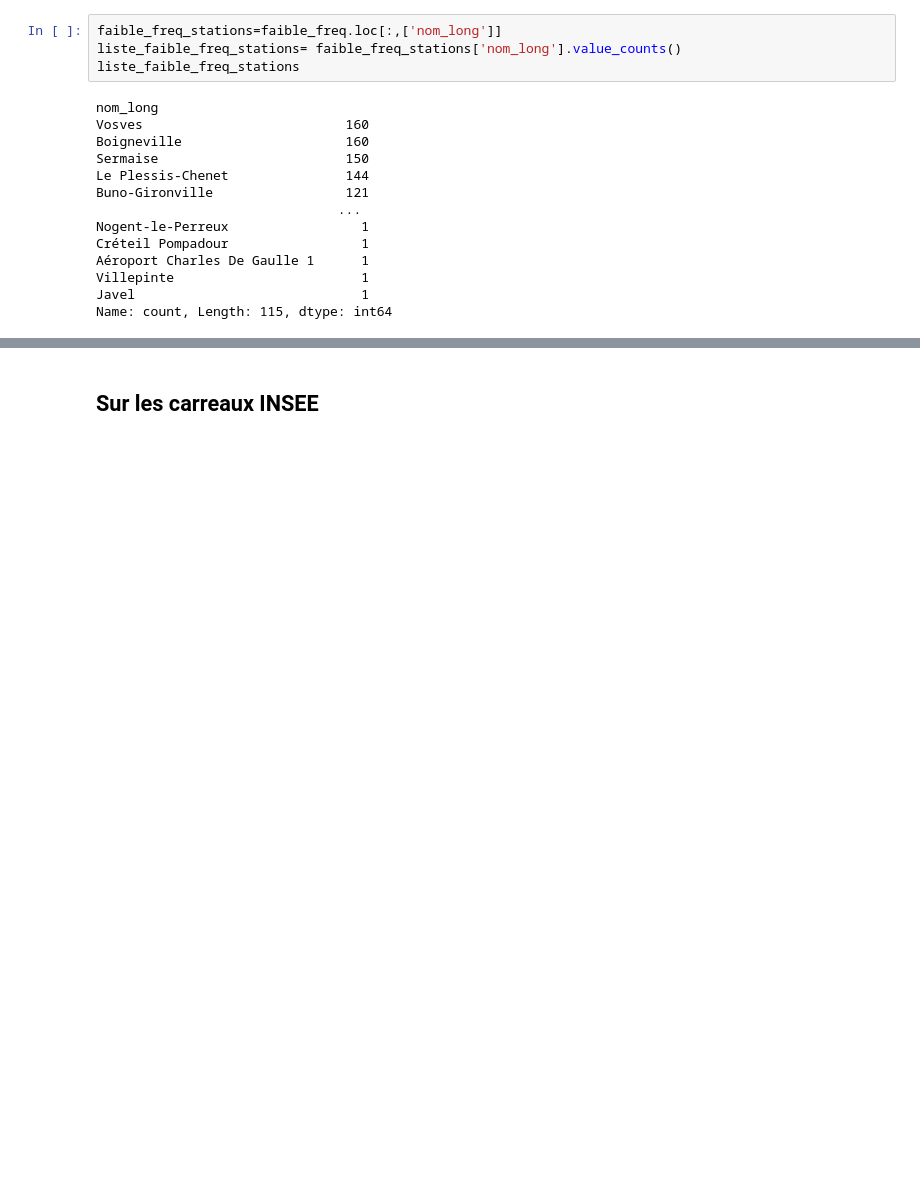
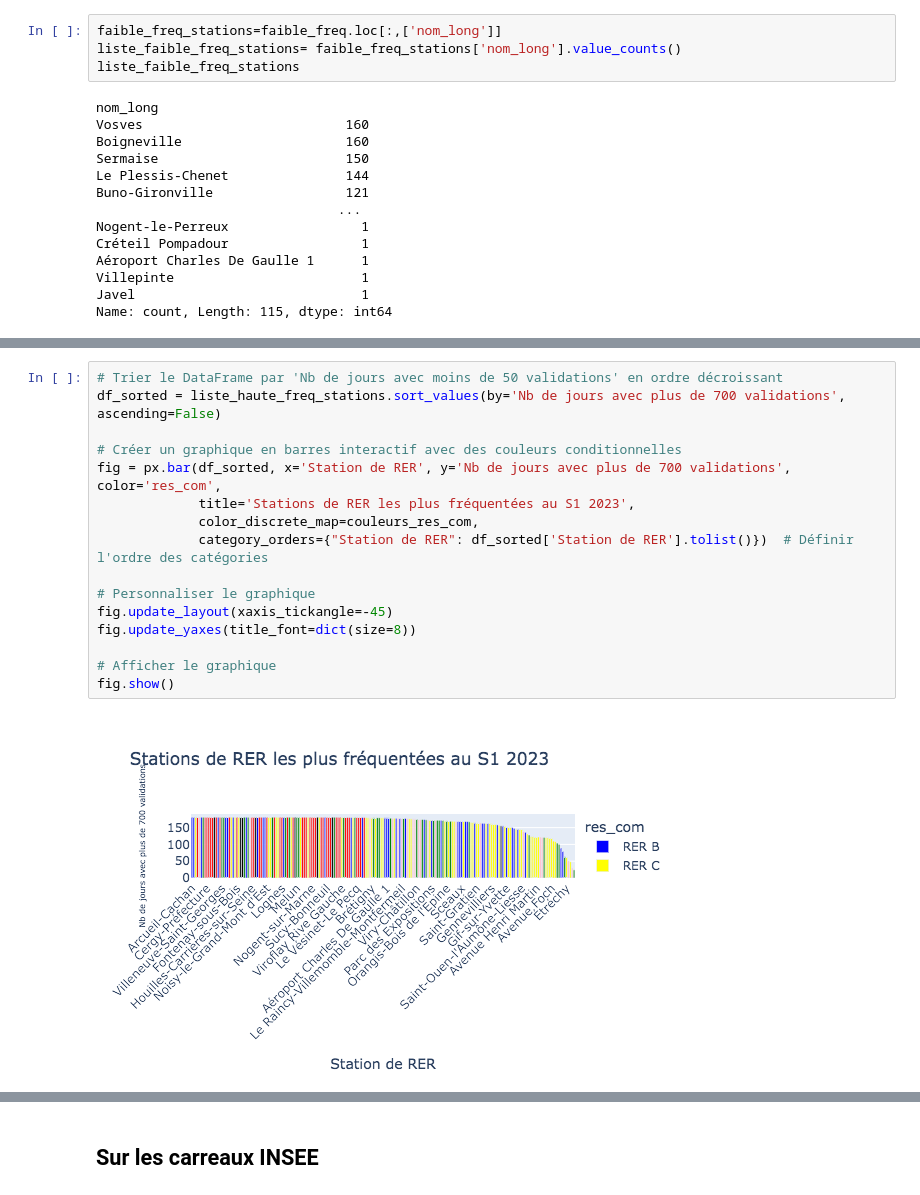
Before and after one commit to jlechat/Frequentation-des-stations-de-TC-en-Ile-de-France, a Jupyter notebook: 2- Statistiques descriptives/Statistiques_descriptives.ipynb, the cells around one changed output, grey strips where cells are left out. Saved outputs shown, nothing was run; the diff lists cells and outputs as text; blank space fills up the shorter version.

```diff
--- a/2- Statistiques descriptives/Statistiques_descriptives.ipynb
+++ b/2- Statistiques descriptives/Statistiques_descriptives.ipynb
@@ -212,0 +268,18 @@ fig.show()
+# %%
+# Trier le DataFrame par 'Nb de jours avec moins de 50 validations' en ordre décroissant
+df_sorted = liste_haute_freq_stations.sort_values(by='Nb de jours avec plus de 700 validations', ascending=False)
+
+# Créer un graphique en barres interactif avec des couleurs conditionnelles
+fig = px.bar(df_sorted, x='Station de RER', y='Nb de jours avec plus de 700 validations', color='res_com',
+             title='Stations de RER les plus fréquentées au S1 2023',
+             color_discrete_map=couleurs_res_com,
+             category_orders={"Station de RER": df_sorted['Station de RER'].tolist()})  # Définir l'ordre des catégories
+
+# Personnaliser le graphique
+fig.update_layout(xaxis_tickangle=-45)
+fig.update_yaxes(title_font=dict(size=8))
+
+# Afficher le graphique
+fig.show()
+# %% [output]
+[figure, added]
```
Also changed, not shown: parts of 22 cells of this notebook.
